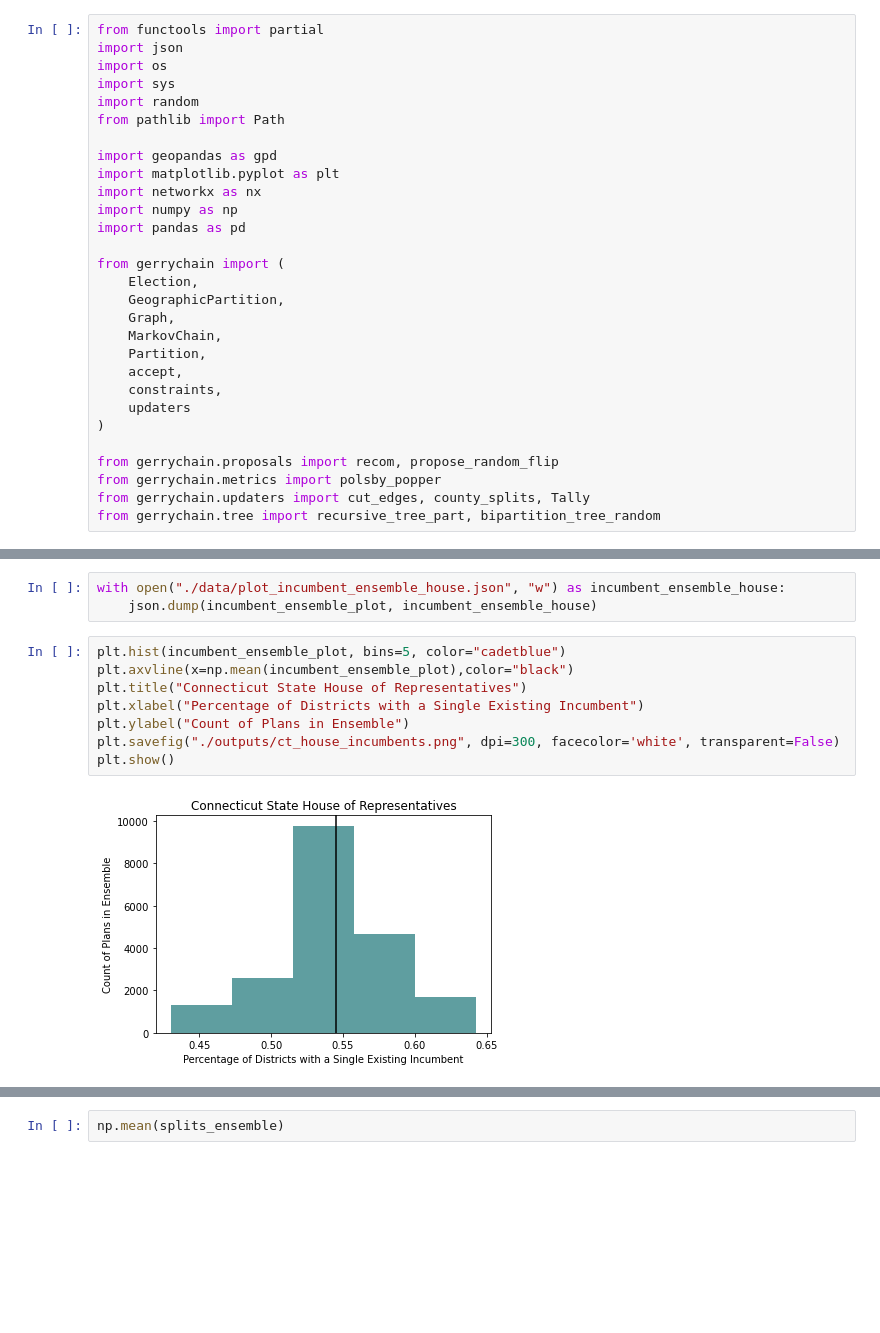
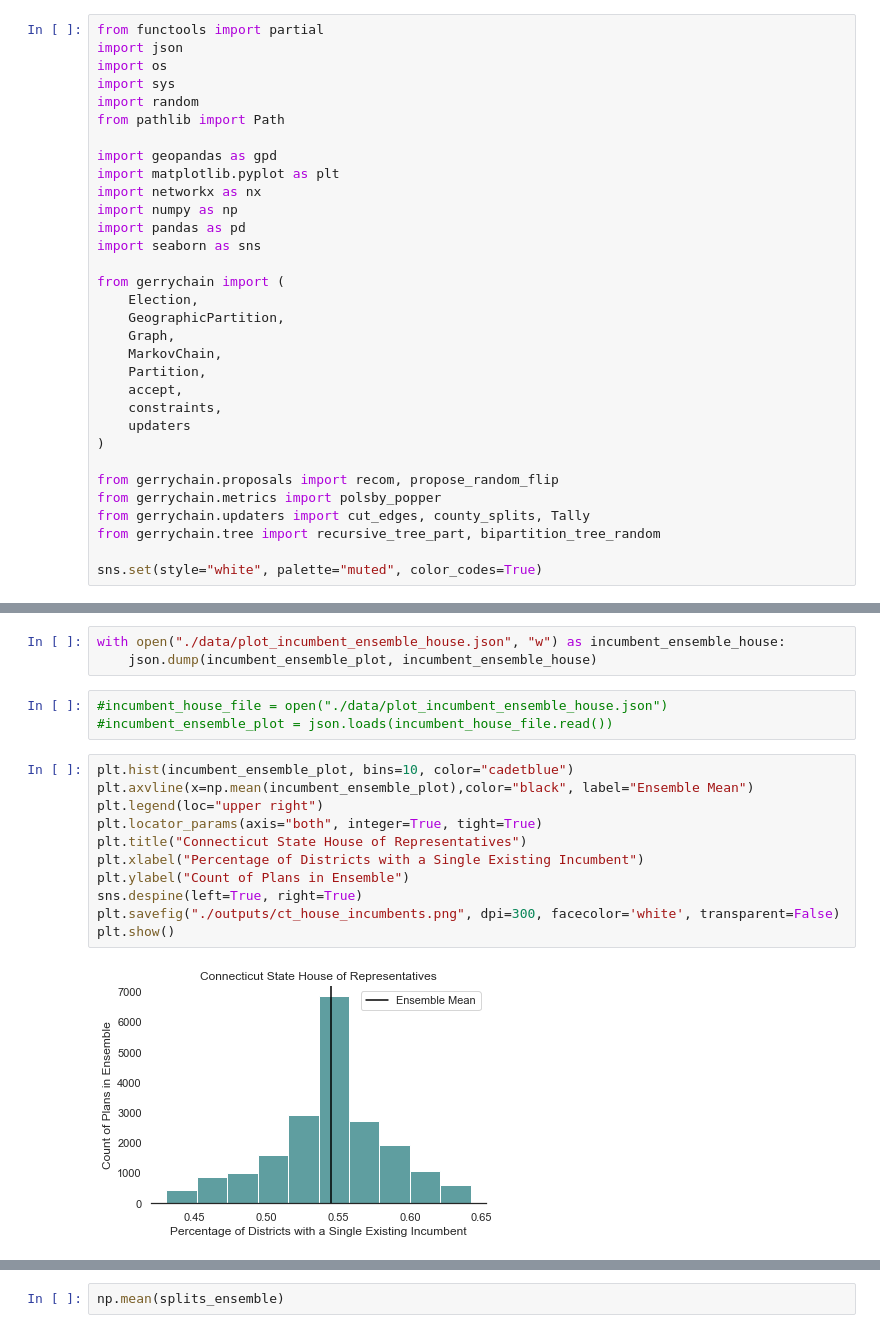
Before and after one commit to ka-chang/RedistrictingCT, a Jupyter notebook: 03_gerrychain_ensemble.ipynb, the cells around one changed output, grey strips where cells are left out. Drawn from its saved outputs; the diff is of its cells as text; blank space fills up the shorter version.

Commit message:
Updated plots to sns

```diff
--- a/03_gerrychain_ensemble.ipynb
+++ b/03_gerrychain_ensemble.ipynb
@@ -11,6 +11,7 @@ import matplotlib.pyplot as plt
 import networkx as nx
 import numpy as np
 import pandas as pd
+import seaborn as sns
 
 from gerrychain import (
     Election,
@@ -27,6 +28,8 @@ from gerrychain.proposals import recom, propose_random_flip
 from gerrychain.metrics import polsby_popper
 from gerrychain.updaters import cut_edges, county_splits, Tally
 from gerrychain.tree import recursive_tree_part, bipartition_tree_random
+
+sns.set(style="white", palette="muted", color_codes=True)
 # %%
 github_file_path = str(Path(os.getcwd())) #Sets to local Github directory path
 
@@ -193,14 +196,20 @@ for n in range(len(incumbents_ensemble)):
 # %%
 with open("./data/plot_incumbent_ensemble_house.json", "w") as incumbent_ensemble_house:
     json.dump(incumbent_ensemble_plot, incumbent_ensemble_house)
+# %%
+#incumbent_house_file = open("./data/plot_incumbent_ensemble_house.json")
+#incumbent_ensemble_plot = json.loads(incumbent_house_file.read())
 # %%
-plt.hist(incumbent_ensemble_plot, bins=5, color="cadetblue")
-plt.axvline(x=np.mean(incumbent_ensemble_plot),color="black")
+plt.hist(incumbent_ensemble_plot, bins=10, color="cadetblue")
+plt.axvline(x=np.mean(incumbent_ensemble_plot),color="black", label="Ensemble Mean")
+plt.legend(loc="upper right")
+plt.locator_params(axis="both", integer=True, tight=True)
 plt.title("Connecticut State House of Representatives")
 plt.xlabel("Percentage of Districts with a Single Existing Incumbent")
 plt.ylabel("Count of Plans in Ensemble")
+sns.despine(left=True, right=True)
 plt.savefig("./outputs/ct_house_incumbents.png", dpi=300, facecolor='white', transparent=False)
 plt.show()
 # %% [output]
-[figure, old version]
+[figure, new version]
 # %%
```
Also changed, not shown: parts of 4 cells of this notebook, 4 other files.
